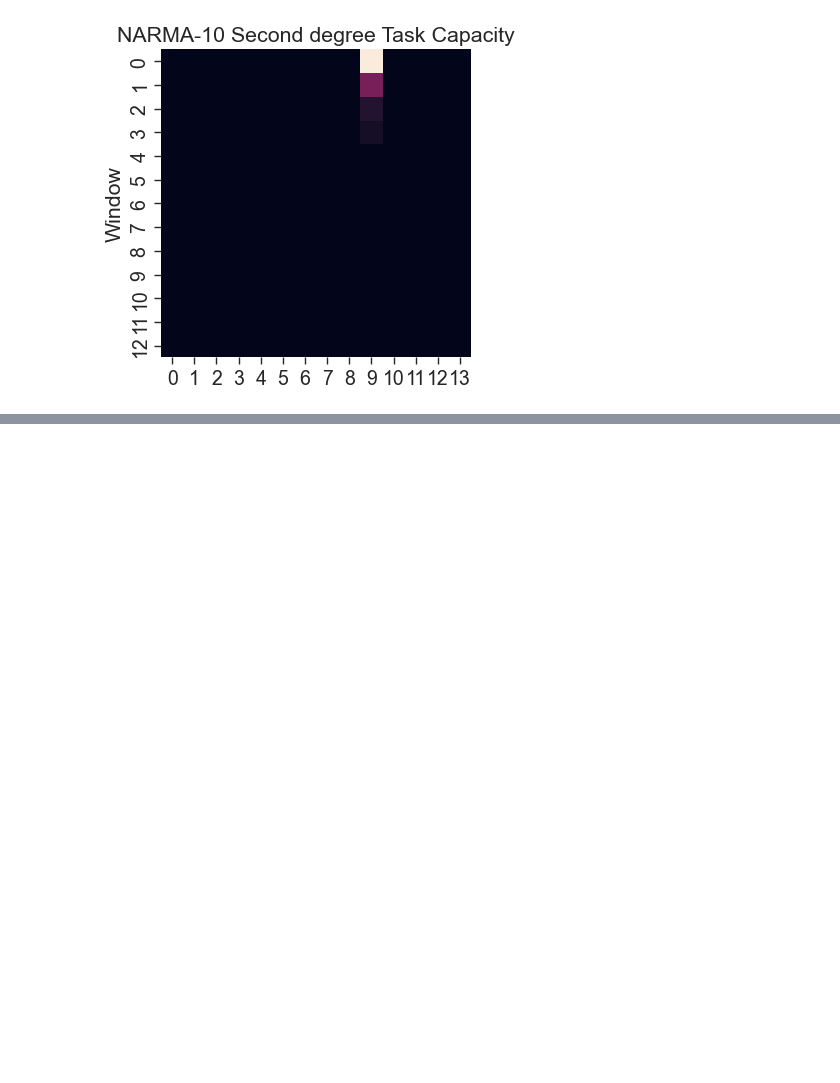
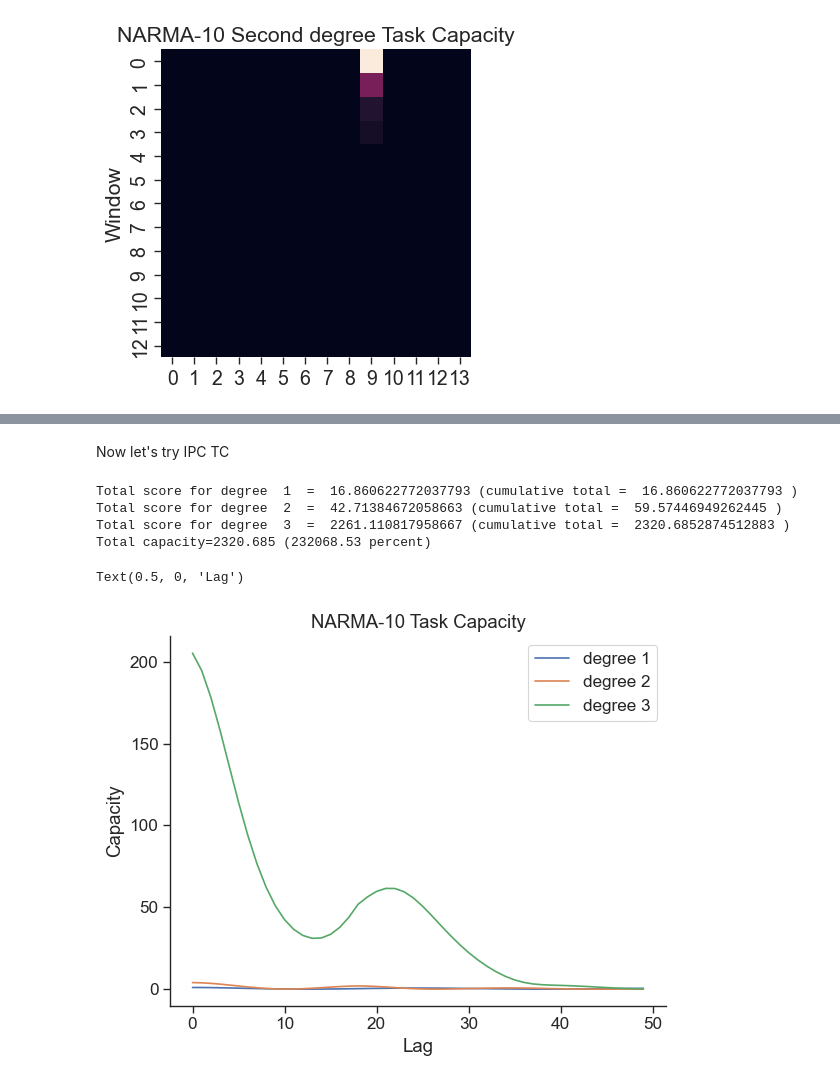
Before and after one commit to StefanIacob/DDN-public, a Jupyter notebook: capacitiesExample.ipynb, the cells around one changed output, grey strips where cells are left out. Saved outputs shown, nothing was run; the diff lists cells and outputs as text; code cells hidden in the pictures; blank space fills up the shorter version.

```diff
--- a/capacitiesExample.ipynb
+++ b/capacitiesExample.ipynb
@@ -209,0 +285,48 @@ Text(0.5, 1.0, 'NARMA-10 Second degree Task Capacity')
+# %% [markdown]
+Now let's try IPC TC
+# %%
+# Create task output, at least try and roughly scale it to the preferred ranges
+data_in = (mg_data - np.mean(mg_data))/(2 * np.std(mg_data))
+data_in = data_in[400:]
+
+# Define IPC search space
+max_lag = 50
+max_degree = 3
+max_window = 32
+params = {
+    'mindel': 1,
+    'mindeg': 1,
+    'maxdel': max_lag,
+    'maxdeg': max_degree,
+    'minvars': 1,
+    'maxvars': 4,
+    'minwindow': 0,
+    'maxwindow': max_window,
+    'm_delay': False,
+    'm_degrees': False,
+    'm_window': False,
+    'm_windowpos': False,
+    'm_variables': False
+}
+
+Citer=CAP.capacity_iterator(**params)#, verbose = 1)
+totalcap_task, allcaps_task, numcaps_task, nodes_task = Citer.collect(data_in, data_in)
+# %% [output]
+Total score for degree  1  =  16.860622772037793 (cumulative total =  16.860622772037793 )
+Total score for degree  2  =  42.71384672058663 (cumulative total =  59.57446949262445 )
+Total score for degree  3  =  2261.110817958667 (cumulative total =  2320.6852874512883 )
+Total capacity=2320.685 (232068.53 percent)
+# %%
+custom_params = {"axes.spines.right": False, "axes.spines.top": False}
+sns.set_theme(style="ticks", font_scale=1.4, palette='deep', context='paper', rc=custom_params)
+V = cap2vec(allcaps_task, maxdel = max_lag, maxdeg = max_degree)
+plt.figure()
+plt.plot(V)
+plt.title('NARMA-10 Task Capacity')
+plt.legend(['degree ' + str(i+1) for i in range(max_degree)])
+plt.ylabel('Capacity')
+plt.xlabel('Lag')
+# plt.savefig('figs_output/example_IPC.pdf')
+# %% [output]
+Text(0.5, 0, 'Lag')
+[figure, added]
```
Also changed, not shown: parts of 7 cells of this notebook, 9 other files.
